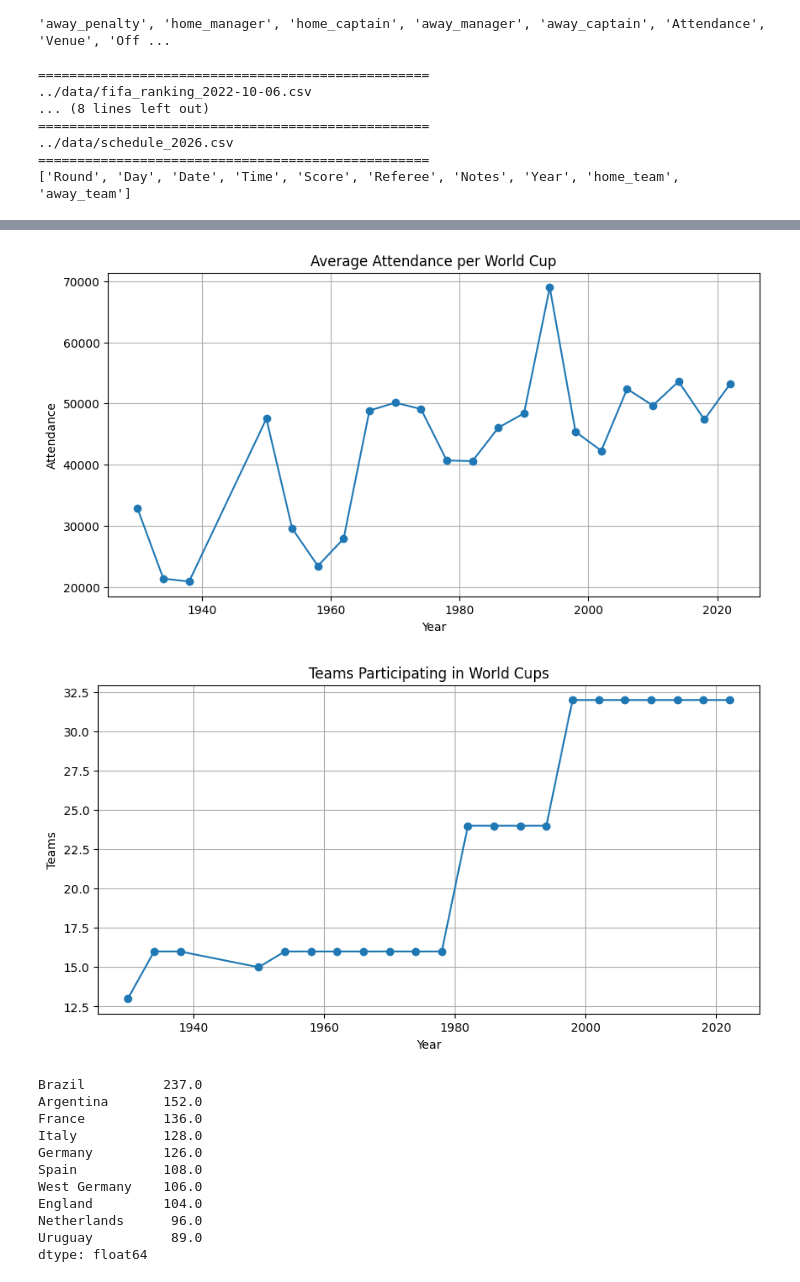
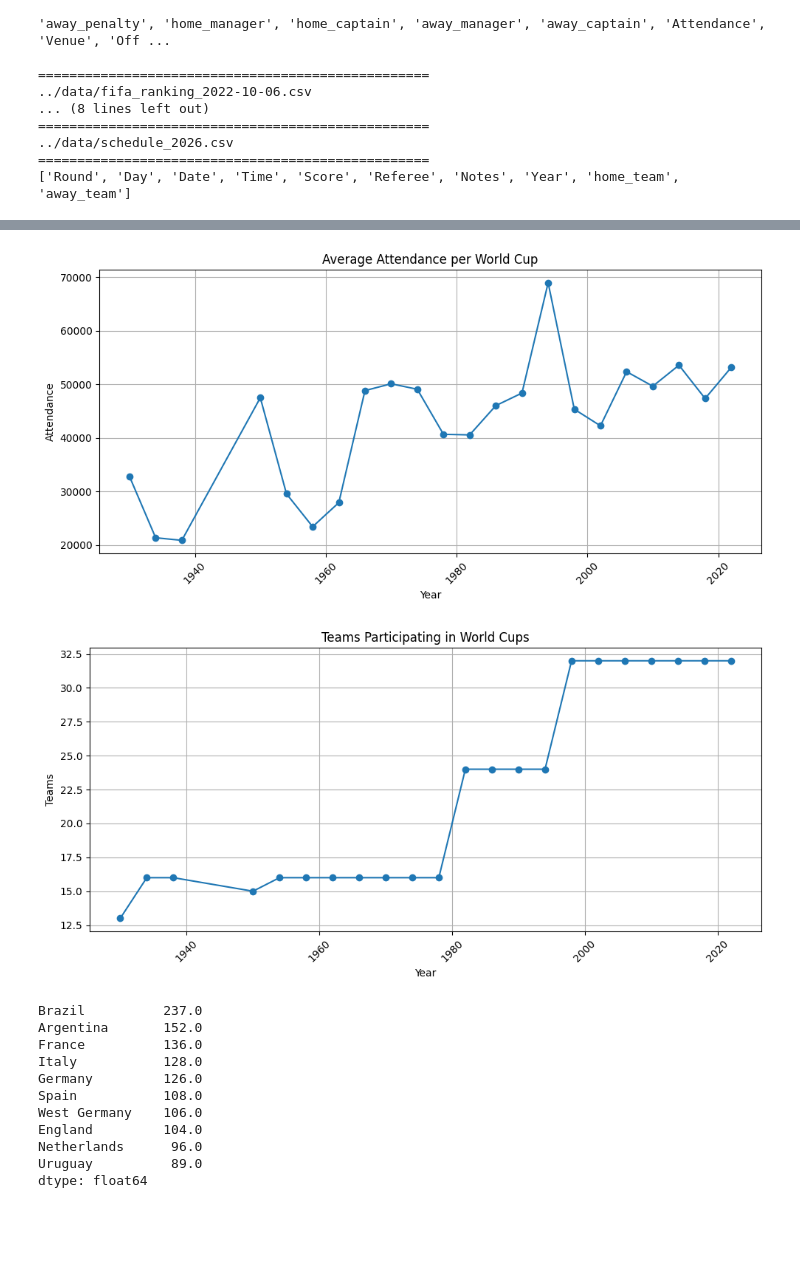
Before and after one commit to Pranav442005/FIFA-World-Cup-Analytics, a Jupyter notebook: notebook/project.ipynb, the cells around one changed output, grey strips where cells are left out. Cells and saved outputs as stored; diff of their text form; code cells hidden in the pictures; blank space fills up the shorter version.

```diff
--- a/notebook/project.ipynb
+++ b/notebook/project.ipynb
@@ -75,19 +88,29 @@ Name: count, dtype: int64
 # %%
 plt.figure(figsize=(10,5))
 
 plt.plot(
     world_cup["Year"],
     world_cup["AttendanceAvg"],
     marker="o"
 )
 
 plt.title("Average Attendance per World Cup")
 plt.xlabel("Year")
 plt.ylabel("Attendance")
+plt.xticks(rotation=45)
+plt.tight_layout()
+
+plt.savefig(
+    "charts/attendance_trend.png",
+    dpi=300,
+    bbox_inches="tight"
+)
+
 plt.grid()
 plt.show()
+plt.close()
 # %% [output]
-[figure, old version]
+[figure, new version]
 # %%
 plt.figure(figsize=(10,5))
 
@@ -100,10 +123,19 @@ plt.plot(
 plt.title("Teams Participating in World Cups")
 plt.xlabel("Year")
 plt.ylabel("Teams")
+plt.xticks(rotation=45)
+plt.tight_layout()
+
+plt.savefig(
+    "charts/teams_over_time.png",
+    dpi=300,
+    bbox_inches="tight"
+)
 plt.grid()
 plt.show()
+plt.close()
 # %% [output]
-[figure, old version]
+[figure, new version]
 # %%
 home_goals = matches.groupby(
     "home_team"
```
Also changed, not shown: parts of 32 cells of this notebook, 15 other files.
